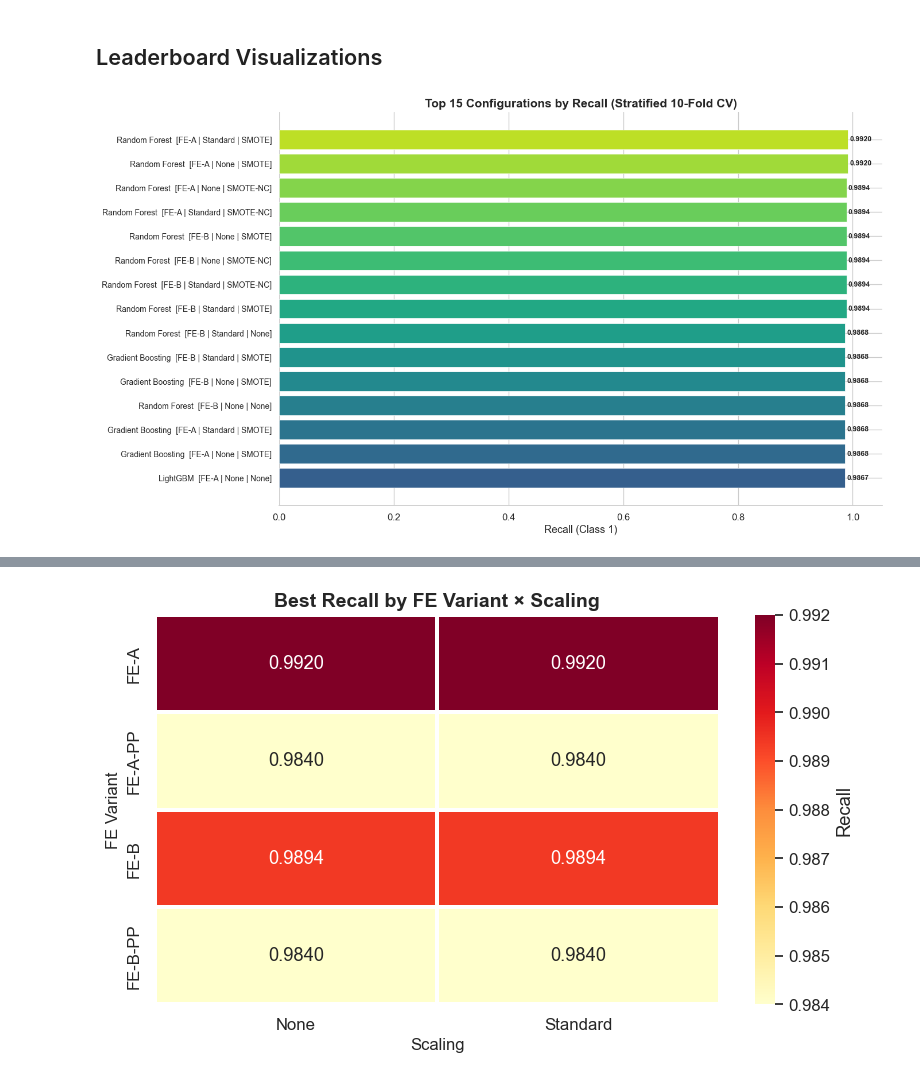
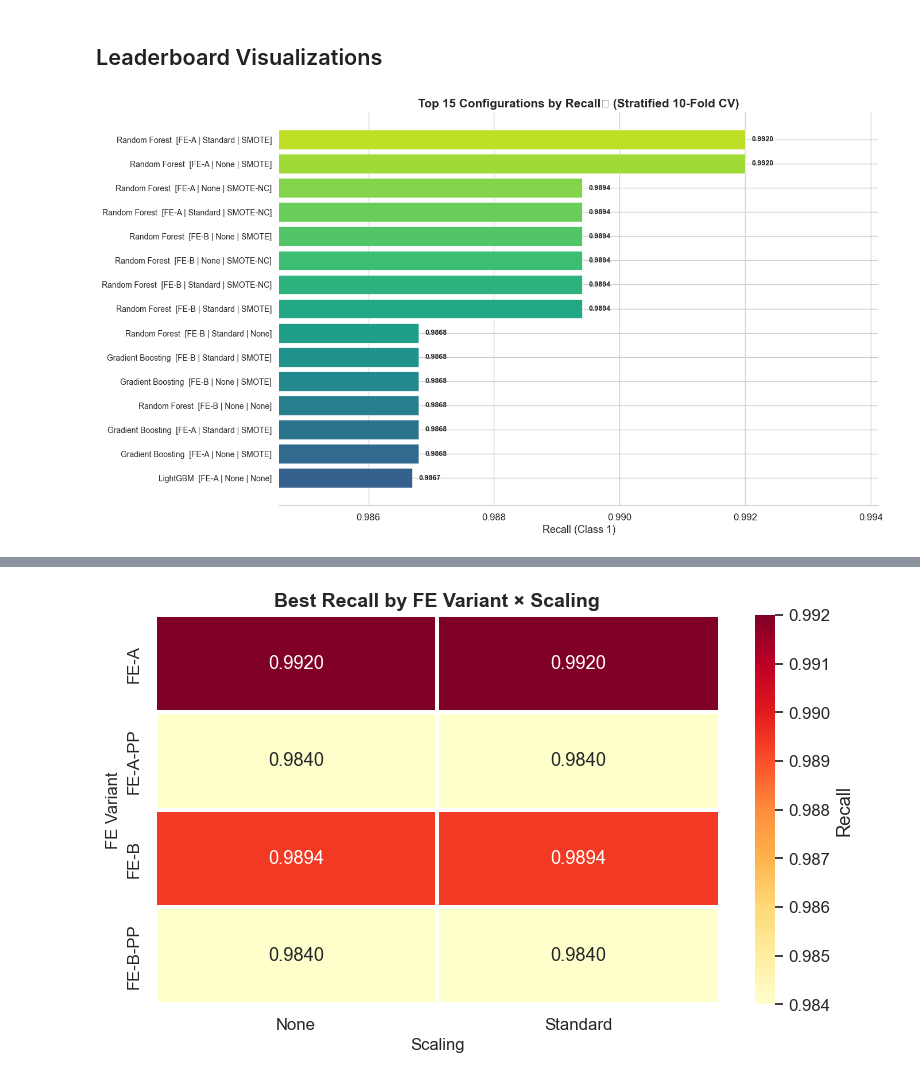
Before and after one commit to alifnw/3-Alif-Livyandra, a Jupyter notebook: notebooks/02_model_development.ipynb, the cells around one changed output, grey strips where cells are left out. Cells and saved outputs as stored; diff of their text form; code cells hidden in the pictures.

```diff
--- a/notebooks/02_model_development.ipynb
+++ b/notebooks/02_model_development.ipynb
@@ -271,29 +316,36 @@ Bottom 10:
 # %%
 import seaborn as sns
 from sklearn.metrics import confusion_matrix, ConfusionMatrixDisplay, roc_curve, auc
 import os
 os.makedirs("../reports/figures", exist_ok=True)
 sns.set_theme(style="whitegrid", font_scale=1.1)
 
-# top 15 configuration
+# top 15 configurations: zoomed in on actual recall range
 fig, ax = plt.subplots(figsize=(14, 8))
 top = leaderboard.head(15).iloc[::-1]
 labels = top.apply(
     lambda r: f"{r['Model']}  [{r['FE']} | {r['Scaling']} | {r['Resampler']}]", axis=1
 )
 colors = plt.cm.viridis(np.linspace(0.3, 0.9, len(top)))
 ax.barh(range(len(top)), top["Recall_1"], color=colors, edgecolor="white", linewidth=0.5)
 ax.set_yticks(range(len(top)))
 ax.set_yticklabels(labels, fontsize=10)
 ax.set_xlabel("Recall (Class 1)", fontsize=13)
-ax.set_title("Top 15 Configurations by Recall (Stratified 10-Fold CV)",
+ax.set_title("Top 15 Configurations by Recall\u2081 (Stratified 10-Fold CV)",
              fontsize=15, fontweight="bold")
+
+# zoom x-axis: start near minimum value so differences are clear
+x_min = top["Recall_1"].min()
+x_max = top["Recall_1"].max()
+x_margin = (x_max - x_min) * 0.4
+ax.set_xlim(left=max(0, x_min - x_margin), right=x_max + x_margin)
+
 for i, v in enumerate(top["Recall_1"]):
-    ax.text(v + 0.003, i, f"{v:.4f}", va="center", fontsize=9, fontweight="bold")
-ax.set_xlim(right=top["Recall_1"].max() + 0.06)
+    ax.text(v + (x_margin * 0.05), i, f"{v:.4f}", va="center", fontsize=9, fontweight="bold")
+
 sns.despine(left=True)
 plt.tight_layout()
 plt.savefig("../reports/figures/top15_recall.png", dpi=150, bbox_inches="tight")
 plt.show()
 # %% [output]
-[figure, old version]
+[figure, new version]
```
Also changed, not shown: parts of 10 cells of this notebook, 12 other files.
